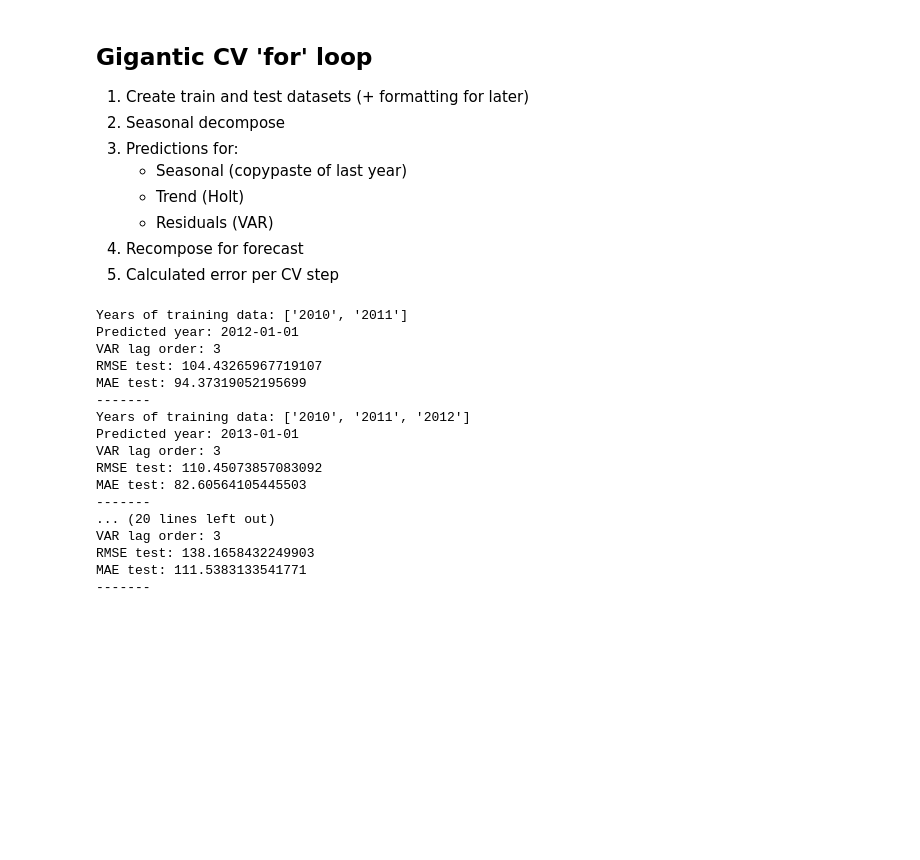
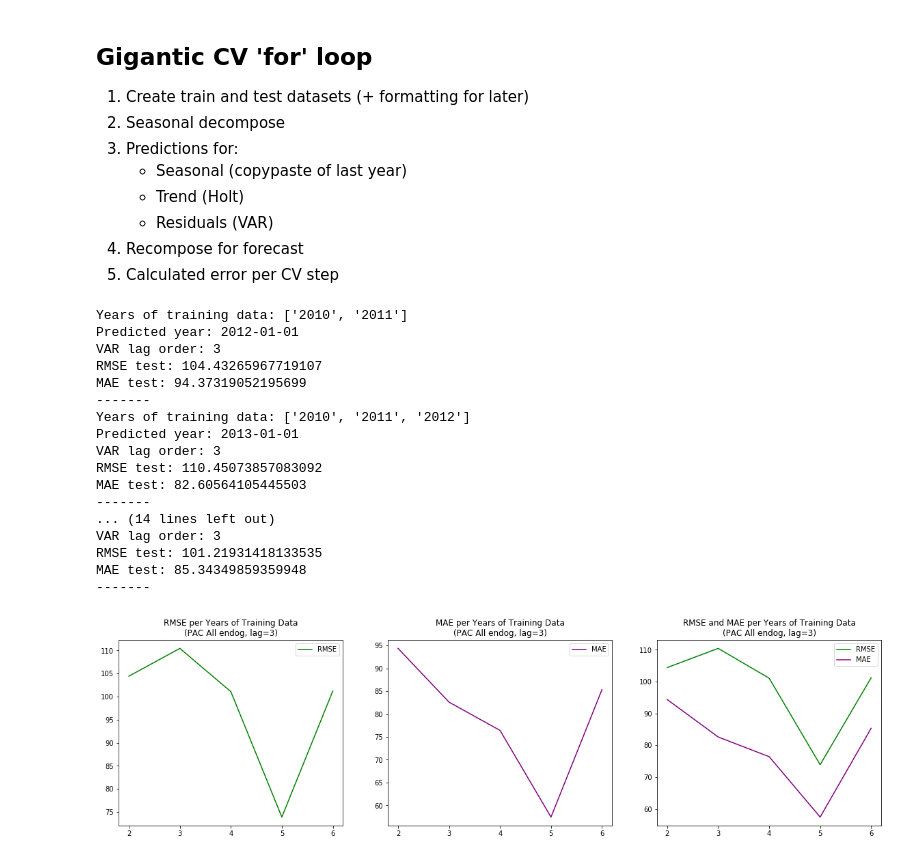
Before and after one commit to jinnyto/touristcast, a Jupyter notebook: VAR/CV/VAR CV Script (PAC All endog, lag=3).ipynb, the cells around one changed output. Saved outputs shown, nothing was run; the diff lists cells and outputs as text; code cells hidden in the pictures; blank space fills up the shorter version.

Commit message:
plot error graphs

```diff
--- a/VAR/CV/VAR CV Script (PAC All endog, lag=3).ipynb
+++ b/VAR/CV/VAR CV Script (PAC All endog, lag=3).ipynb
@@ -72,9 +52,15 @@ input_data = data_PAC         # dataframe-type dataset
 target = nights_PAC           # dataframe-type dataset
 start_year = '2010-01-01'     # date as string
 
-for index in range(2012, 2018):
-    end_year = str(index)+'-01-01'
-    predict_year = str(index+1)+'-01-01'
+all_mae = []
+all_rmse = []
+years_data = []
+
+training_loop = range(2012, 2017)
+
+for year in training_loop:
+    end_year = str(year)+'-01-01'
+    predict_year = str(year+1)+'-01-01'
 
     training_period = (input_data.index>=start_year)&(input_data.index<end_year)
     testing_period = (target.index>=end_year)&(target.index<predict_year)
@@ -128,33 +114,63 @@ for index in range(2012, 2018):
     # --------Recomposing results----------
     # - IMPORTANT - Addition if additive series /// Multiplication if multiplicative series
     forecast = seasonal_forecast_df[0] * trend_forecast_df[0] * resid_forecast_df[0]
 
 
     # --------Calculated error measures for each CV step----------
     rmse_test = np.sqrt(mean_squared_error(test_data, forecast))
     mae_test = mean_absolute_error(test_data, forecast)
 
     print('Years of training data:', train_data.index.strftime('%Y').unique().tolist())
+
+    years_data.append(len(train_data.index.strftime('%Y').unique().tolist()))
+    all_mae.append(mae_test)
+    all_rmse.append(rmse_test)
+
     print('Predicted year:', end_year)
     print('VAR lag order:', lag_order)
     print('RMSE test:', rmse_test)
     print('MAE test:', mae_test)
     print('-------')
+
+# Error measures per CrossVal loop (number of years of training data used)
+
+x = list(range(len(years_data)))
+
+fig, axes = plt.subplots(1,3, figsize=(20,5))
+axes[0].plot(x, all_rmse, label='RMSE', color='green')
+axes[0].set_xticks(x)
+axes[0].set_xticklabels(years_data)
+axes[0].set_title('RMSE per Years of Training Data' + '\n' + '(PAC All endog, lag=3)')
+axes[0].legend()
+
+axes[1].plot(x, all_mae, label='MAE', color='purple')
+axes[1].set_xticks(x)
+axes[1].set_xticklabels(years_data)
+axes[1].set_title('MAE per Years of Training Data' + '\n' + '(PAC All endog, lag=3)')
+axes[1].legend()
+
+axes[2].plot(x, all_rmse, label='RMSE', color='green')
+axes[2].plot(x, all_mae, label='MAE', color='purple')
+axes[2].set_xticks(x)
+axes[2].set_xticklabels(years_data)
+axes[2].set_title('RMSE and MAE per Years of Training Data' + '\n' + '(PAC All endog, lag=3)')
+axes[2].legend();
 # %% [output]
 Years of training data: ['2010', '2011']
 Predicted year: 2012-01-01
 VAR lag order: 3
 RMSE test: 104.43265967719107
 MAE test: 94.37319052195699
 -------
 Years of training data: ['2010', '2011', '2012']
 Predicted year: 2013-01-01
 VAR lag order: 3
 RMSE test: 110.45073857083092
 MAE test: 82.60564105445503
 -------
-... (20 lines left out)
+... (14 lines left out)
 VAR lag order: 3
-RMSE test: 138.1658432249903
-MAE test: 111.5383133541771
+RMSE test: 101.21931418133535
+MAE test: 85.34349859359948
 -------
+[figure, added]
```
Also changed, not shown: parts of 3 cells of this notebook.
